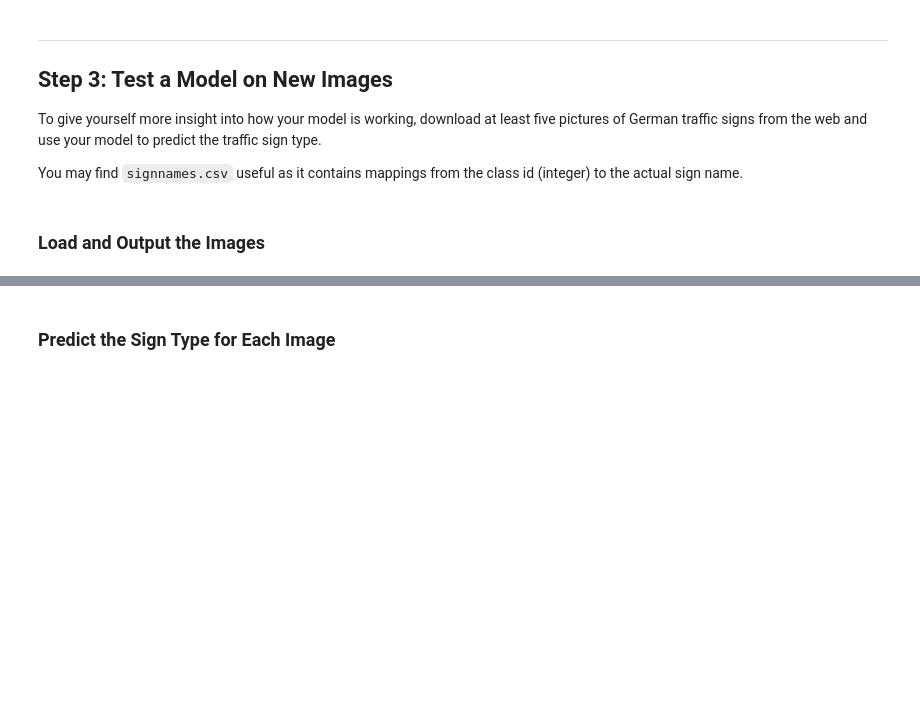
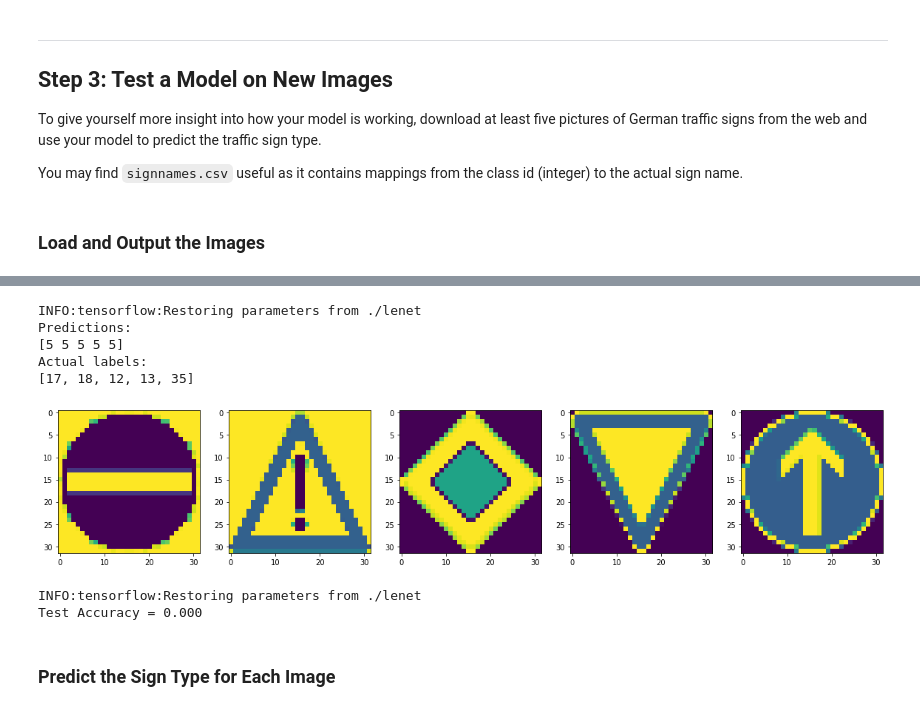
Before and after one commit to G-Ishan/Traffic-Sign-Classifier, a Jupyter notebook: Traffic_Sign_Classifier.ipynb, the cells around one changed output, grey strips where cells are left out. Cells and saved outputs as stored; diff of their text form; code cells hidden in the pictures; blank space fills up the shorter version.

```diff
--- a/Traffic_Sign_Classifier.ipynb
+++ b/Traffic_Sign_Classifier.ipynb
@@ -424,3 +466,40 @@ You may find `signnames.csv` useful as it contains mappings from the class id (i
+# %%
+# preprocess the new images
+X_online_test = preprocess(np.array(X_online_test))
+
+f, (ax1, ax2, ax3, ax4, ax5) = plt.subplots(1, 5, figsize=(20,10))
+ax1.imshow(X_online_test[0])
+ax2.imshow(X_online_test[1])
+ax3.imshow(X_online_test[2])
+ax4.imshow(X_online_test[3])
+ax5.imshow(X_online_test[4])
+
+prediction = tf.argmax(logits,1)
+
+with tf.Session() as sess:
+    saver.restore(sess, tf.train.latest_checkpoint('.'))
+    predictions = sess.run(prediction, feed_dict={x: X_online_test, keep_prob: 1.0})
+    print("Predictions:")
+    print (predictions)
+
+print("Actual labels:")
+print(Y_online_test)
+# %% [output]
+INFO:tensorflow:Restoring parameters from ./lenet
+Predictions:
+[5 5 5 5 5]
+Actual labels:
+[17, 18, 12, 13, 35]
+[figure, added]
+# %%
+with tf.Session() as sess:
+    saver.restore(sess, tf.train.latest_checkpoint('.'))
+
+    test_accuracy = evaluate(X_online_test, Y_online_test)
+    print("Test Accuracy = {:.3f}".format(test_accuracy))
+# %% [output]
+INFO:tensorflow:Restoring parameters from ./lenet
+Test Accuracy = 0.000
 # %% [markdown]
 ### Predict the Sign Type for Each Image
 # %%
```
Also changed, not shown: parts of 5 cells of this notebook, 5 other files.
